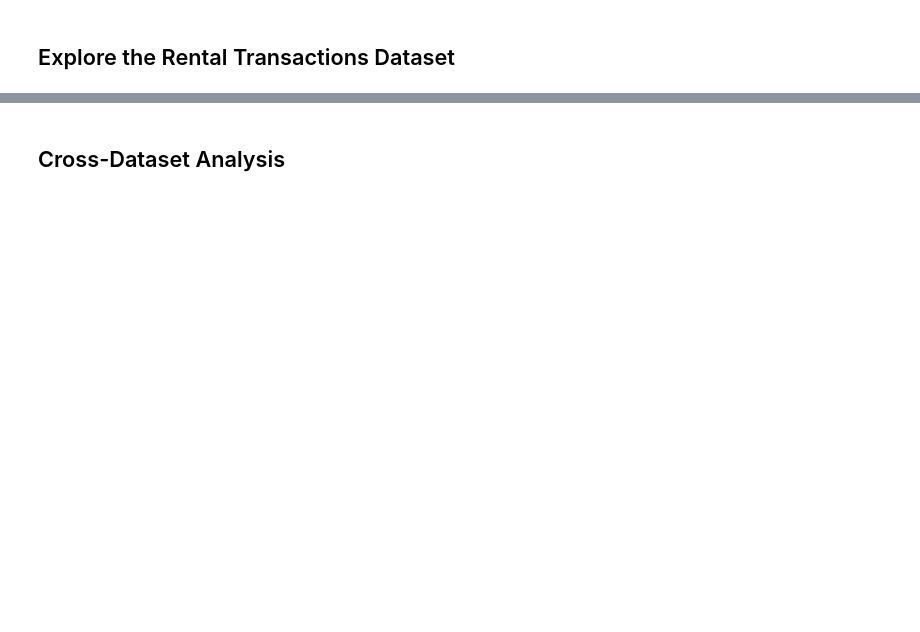
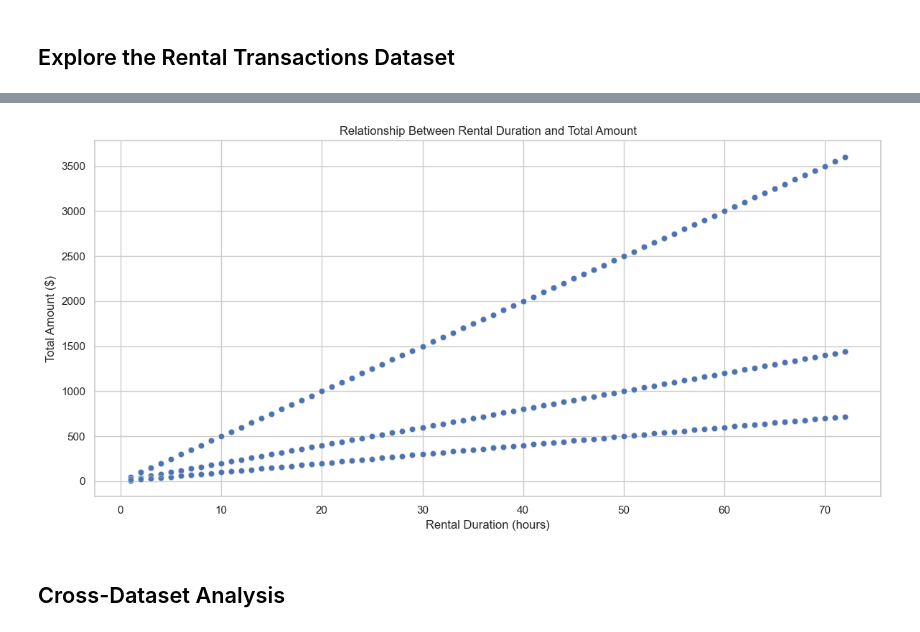
Before and after one commit to KPrince-coder/emr-big-data-processing, a Jupyter notebook: notebooks/data_exploration.ipynb, the cells around one changed output, grey strips where cells are left out. Drawn from its saved outputs; the diff is of its cells as text; code cells hidden in the pictures; blank space fills up the shorter version.

```diff
--- a/notebooks/data_exploration.ipynb
+++ b/notebooks/data_exploration.ipynb
@@ -206,13 +373,17 @@ plt.show()
 # %%
 # Analyze relationship between rental duration and total amount
 plt.figure(figsize=(12, 6))
-sns.scatterplot(x='rental_duration_hours', y='total_amount', data=transactions_df, alpha=0.5)
-plt.title('Relationship Between Rental Duration and Total Amount')
-plt.xlabel('Rental Duration (hours)')
-plt.ylabel('Total Amount ($)')
+sns.scatterplot(
+    x="rental_duration_hours", y="total_amount", data=transactions_df, alpha=0.5
+)
+plt.title("Relationship Between Rental Duration and Total Amount")
+plt.xlabel("Rental Duration (hours)")
+plt.ylabel("Total Amount ($)")
 plt.grid(True)
 plt.tight_layout()
 plt.show()
+# %% [output]
+[figure, added]
 # %% [markdown]
 ## Cross-Dataset Analysis
 # %%
```
Also changed, not shown: parts of 25 cells of this notebook, 4 other files.
